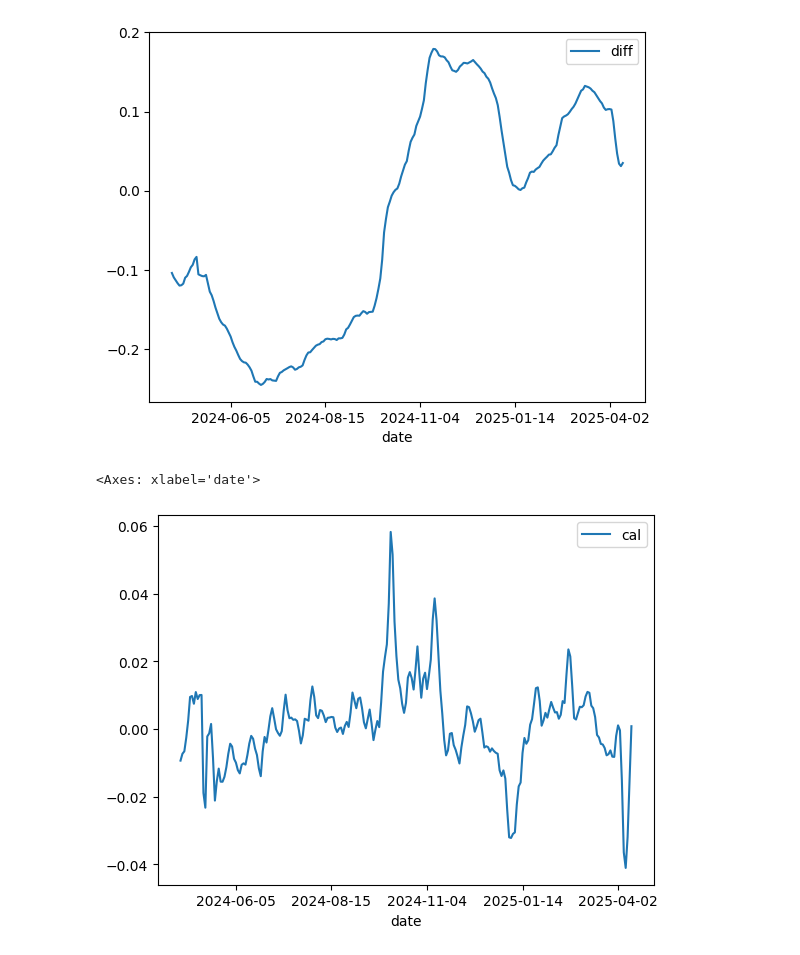
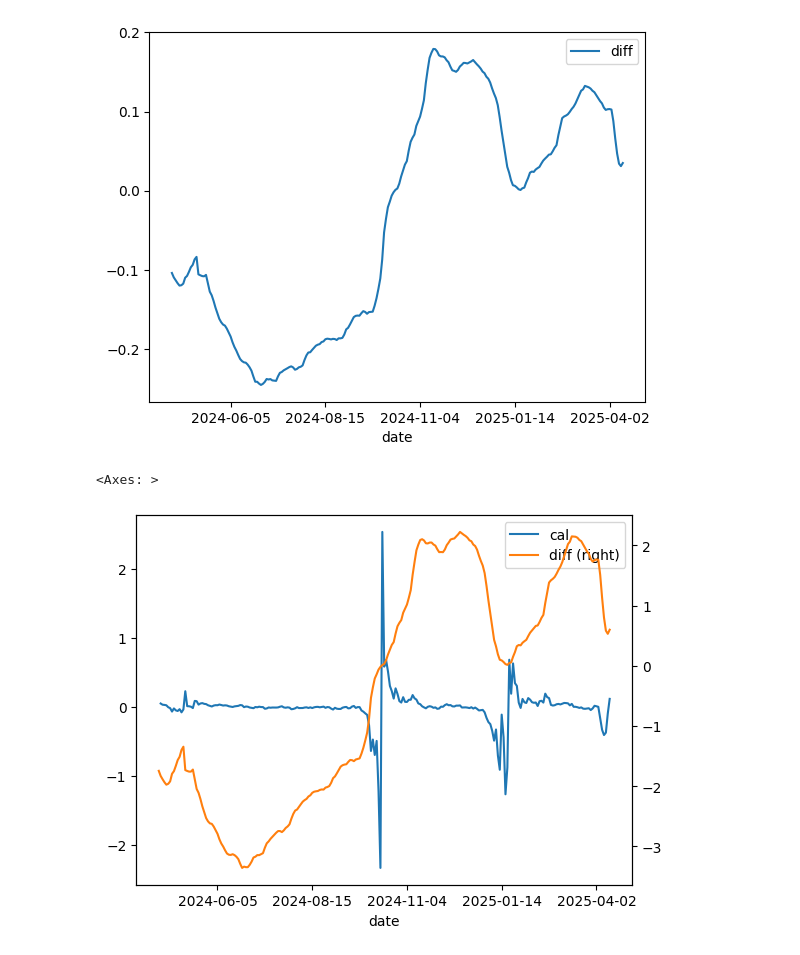
Before and after one commit to bpig/stk, a Jupyter notebook: efin/once.ipynb, the cells around one changed output. Drawn from its saved outputs; the diff is of its cells as text; code cells hidden in the pictures.

```diff
--- a/efin/once.ipynb
+++ b/efin/once.ipynb
@@ -120,9 +117,9 @@ o24.query('golden==1')
 # %%
 o24['fast'] = o24[['e21', 'e13']].min(axis=1)
 o24['slow'] = o24[['e70', 'e84']].max(axis=1)
-o24['diff'] = o24['fast'] / o24['slow'] - 1
+o24['diff'] = o24['fast'] - o24['slow']
 def show():
-    return o24.loc[:, ['date', 'e13', 'e21', 'e70', 'e84', 'golden', 'diff', 'smooth']][::-1]
+    return o24.loc[:, ['date', 'e13', 'e21', 'e70', 'e84', 'diff', 'smooth','cal']][::-1]
 # %%
 o24['smooth'] = o24['diff'].rolling(window=2, min_periods=1).mean()
 show()
@@ -167,8 +165,11 @@ o24[['date','diff']].plot(x='date', y='diff')
 <Axes: xlabel='date'>
 [figure]
 # %%
-o24['cal'] = o24['diff'].diff(periods=2)
-o24[['date','cal']].plot(x='date', y='cal')
+o24['cal'] = o24['diff'].diff(periods=1) / o24['diff']
+ss = o24[['date','cal','diff']]
+
+ax = ss.plot(x='date', y='cal')
+ss.plot(x='date', y='diff',ax=ax, secondary_y=True)
 # %% [output]
-<Axes: xlabel='date'>
+<Axes: >
-[figure, old version]
+[figure, new version]
```
Also changed, not shown: parts of 3 cells of this notebook.
